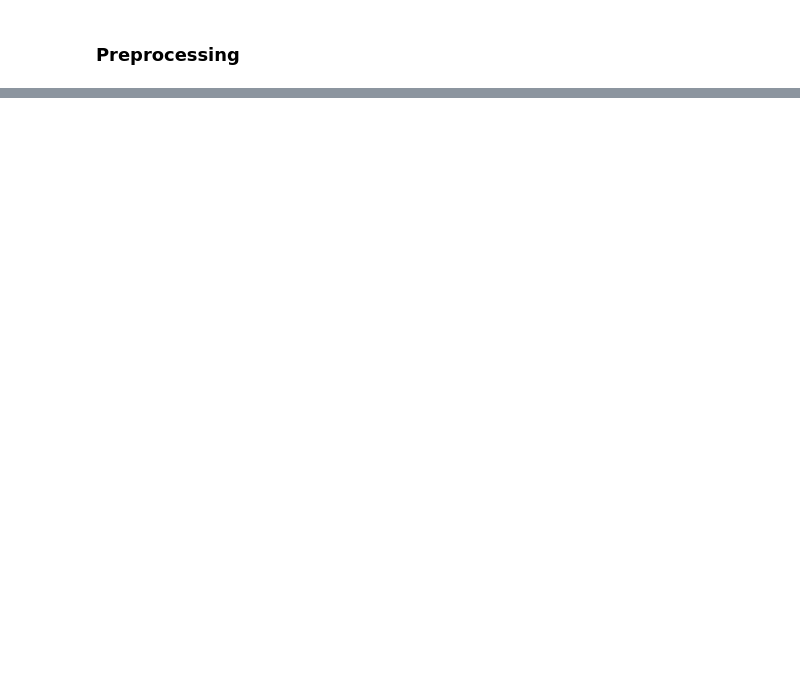
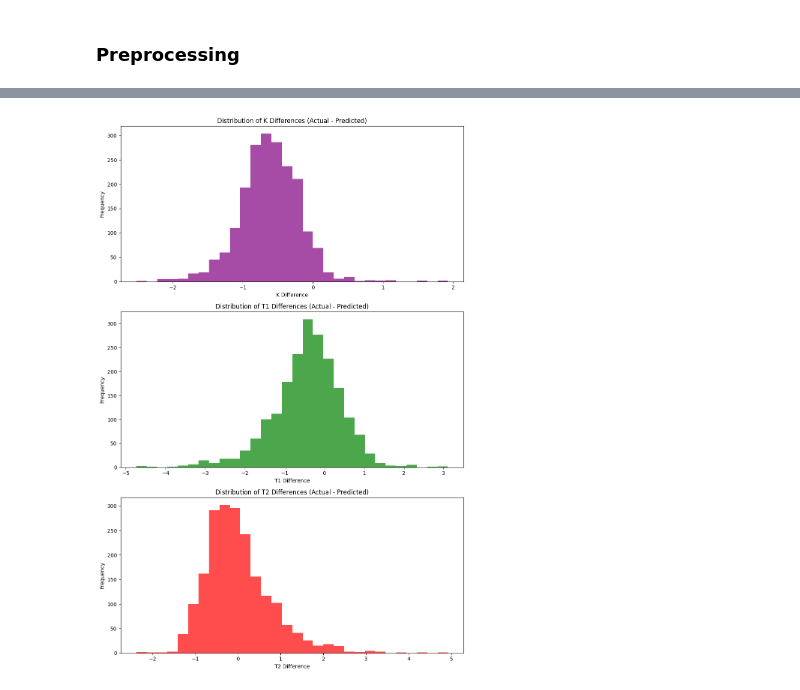
Before and after one commit to sergiokali/apa, a Jupyter notebook: AiPATrainer.ipynb, the cells around one changed output, grey strips where cells are left out. Saved outputs shown, nothing was run; the diff lists cells and outputs as text; code cells hidden in the pictures; blank space fills up the shorter version.

```diff
--- a/AiPATrainer.ipynb
+++ b/AiPATrainer.ipynb
@@ -154,0 +192,4 @@ NameError: name 'y_train_scaled' is not defined
+# %%
+y_pred_scaled = model.predict(X_test_scaled)
+y_pred = y_scaler.inverse_transform(y_pred_scaled)
+y_actual = y_scaler.inverse_transform(y_test_scaled)
@@ -154,0 +198,14 @@ NameError: name 'y_train_scaled' is not defined
+# %%
+import pandas as pd
+
+results_df = pd.DataFrame({
+    'K_DIFF' : y_actual[:, 0] - y_pred[:, 0],
+    'T1_DIFF' : y_actual[:, 1] - y_pred[:, 1],
+    'T2_DIFF' : y_actual[:, 2] - y_pred[:, 2],
+    'Actual_K': y_actual[:, 0],
+    'Actual_T1': y_actual[:, 1],
+    'Actual_T2': y_actual[:, 2],
+
+})
+
+display(results_df)
@@ -154,0 +226,27 @@ NameError: name 'y_train_scaled' is not defined
+# %%
+import matplotlib.pyplot as plt
+
+fig_diff, axes_diff = plt.subplots(3, 1, figsize=(10, 15))
+
+# K_DIFF distribution
+axes_diff[0].hist(results_df['K_DIFF'], bins=30, color='purple', alpha=0.7)
+axes_diff[0].set_title('Distribution of K Differences (Actual - Predicted)')
+axes_diff[0].set_xlabel('K Difference')
+axes_diff[0].set_ylabel('Frequency')
+
+# T1_DIFF distribution
+axes_diff[1].hist(results_df['T1_DIFF'], bins=30, color='green', alpha=0.7)
+axes_diff[1].set_title('Distribution of T1 Differences (Actual - Predicted)')
+axes_diff[1].set_xlabel('T1 Difference')
+axes_diff[1].set_ylabel('Frequency')
+
+# T2_DIFF distribution
+axes_diff[2].hist(results_df['T2_DIFF'], bins=30, color='red', alpha=0.7)
+axes_diff[2].set_title('Distribution of T2 Differences (Actual - Predicted)')
+axes_diff[2].set_xlabel('T2 Difference')
+axes_diff[2].set_ylabel('Frequency')
+
+plt.tight_layout()
+plt.show()
+# %% [output]
+[figure, added]
```
Also changed, not shown: parts of 33 cells of this notebook.
